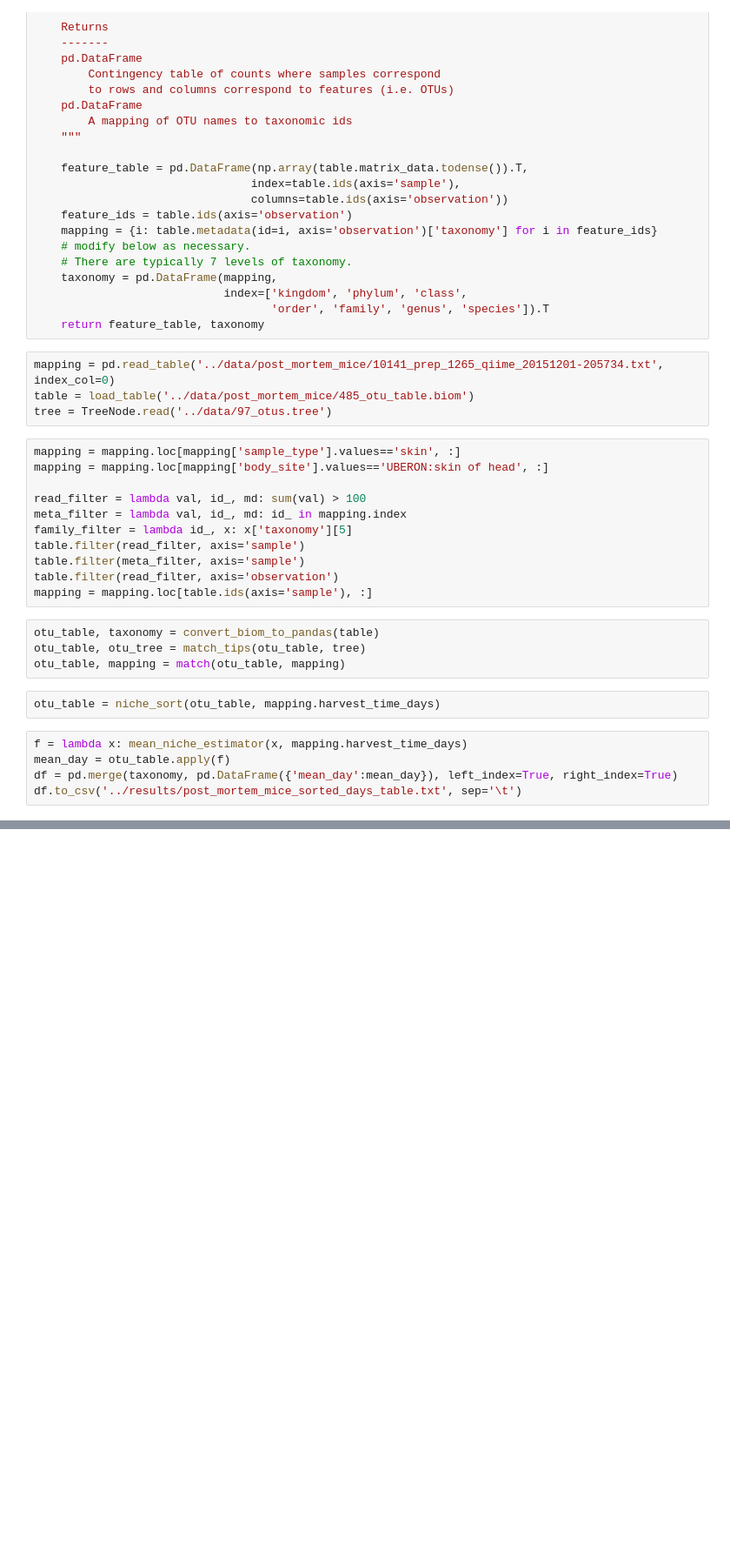
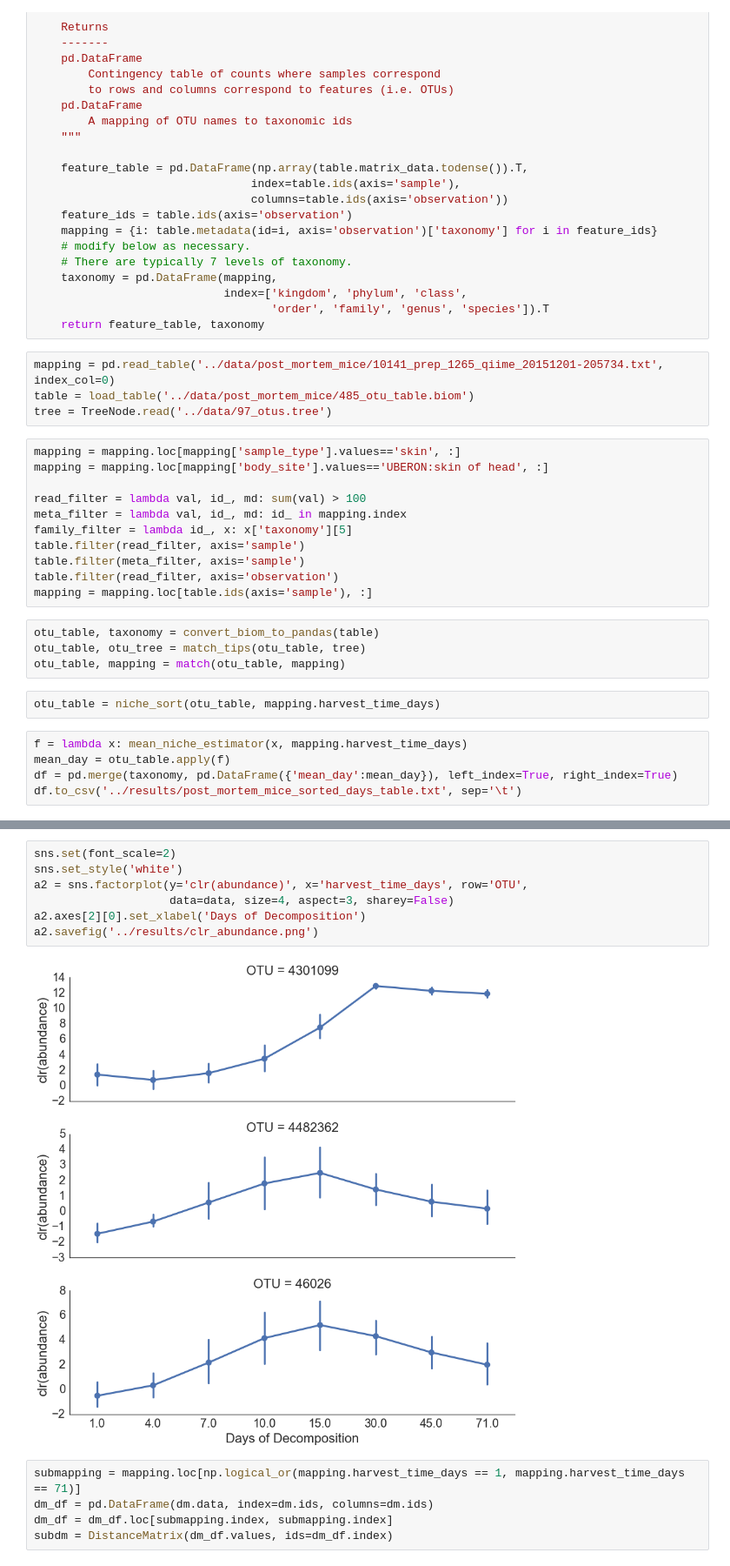
Before and after one commit to knightlab-analyses/horseshoe-analyses, a Jupyter notebook: ipynb/post_mortem_mice.ipynb, the cells around one changed output, grey strips where cells are left out. Shown at 87% size. Cells and saved outputs as stored; diff of their text form; blank space fills up the shorter version.

```diff
--- a/ipynb/post_mortem_mice.ipynb
+++ b/ipynb/post_mortem_mice.ipynb
@@ -158,0 +195,14 @@ fig.savefig('../results/post_mortem.pdf')
+# %%
+sns.set(font_scale=2)
+sns.set_style('white')
+a2 = sns.factorplot(y='clr(abundance)', x='harvest_time_days', row='OTU',
+                    data=data, size=4, aspect=3, sharey=False)
+a2.axes[2][0].set_xlabel('Days of Decomposition')
+a2.savefig('../results/clr_abundance.png')
+# %% [output]
+[figure, added]
+# %%
+submapping = mapping.loc[np.logical_or(mapping.harvest_time_days == 1, mapping.harvest_time_days == 71)]
+dm_df = pd.DataFrame(dm.data, index=dm.ids, columns=dm.ids)
+dm_df = dm_df.loc[submapping.index, submapping.index]
+subdm = DistanceMatrix(dm_df.values, ids=dm_df.index)
```
Also changed, not shown: parts of 10 cells of this notebook, 7 other files.
